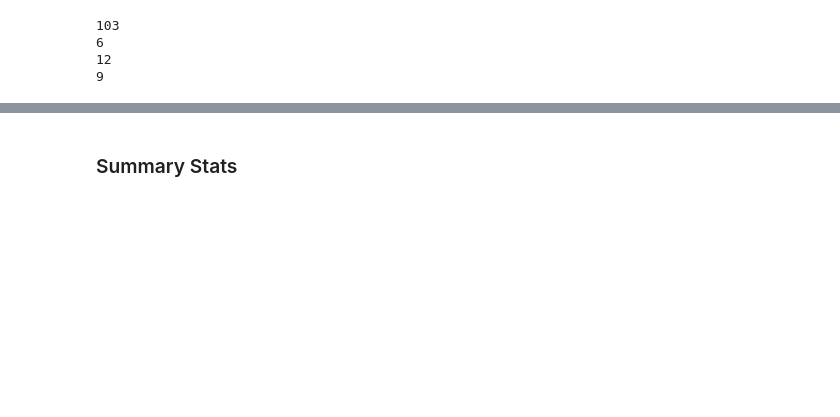
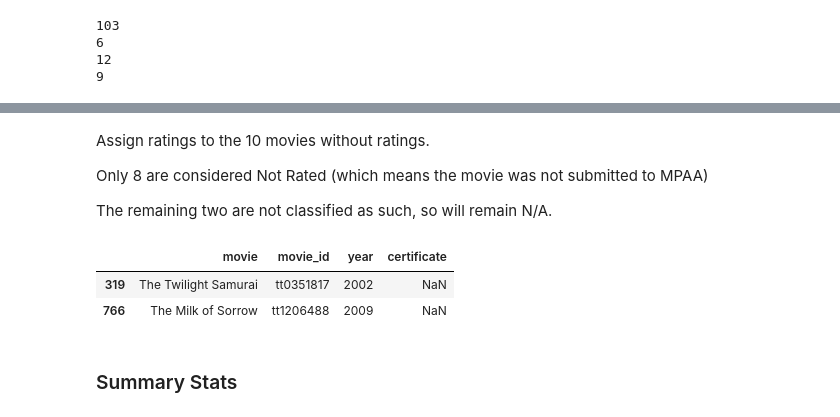
Before and after one commit to ryandecamp/CMSC320FinalProject, a Jupyter notebook: checkpoint2/checkpoint_2.ipynb, the cells around one changed output, grey strips where cells are left out. Drawn from its saved outputs; the diff is of its cells as text; code cells hidden in the pictures; blank space fills up the shorter version.

```diff
--- a/checkpoint2/checkpoint_2.ipynb
+++ b/checkpoint2/checkpoint_2.ipynb
@@ -343,3 +387,27 @@ print(len(movies_with_zero_length_hollywood_element))
+# %% [markdown]
+Assign ratings to the 10 movies without ratings.
+
+Only 8 are considered Not Rated (which means the movie was not submitted to MPAA)
+
+The remaining two are not classified as such, so will remain N/A.
+# %%
+# Manually assign ratings (luckily these are all considered "Not Rated".)
+movie_df.loc[movie_df["movie_id"] == "tt0382330", "certificate"] = "Not Rated"
+movie_df.loc[movie_df["movie_id"] == "tt0426578", "certificate"] = "Not Rated"
+movie_df.loc[movie_df["movie_id"] == "tt0879843", "certificate"] = "Not Rated"
+movie_df.loc[movie_df["movie_id"] == "tt1077262", "certificate"] = "Not Rated"
+movie_df.loc[movie_df["movie_id"] == "tt1337193", "certificate"] = "Not Rated"
+movie_df.loc[movie_df["movie_id"] == "tt2852406", "certificate"] = "Not Rated"
+movie_df.loc[movie_df["movie_id"] == "tt3170902", "certificate"] = "Not Rated"
+movie_df.loc[movie_df["movie_id"] == "tt4239726", "certificate"] = "Not Rated"
+
+movie_df[movie_df["certificate"].isna()][["movie", "movie_id", "year", "certificate"]]
+
+# Twilight Samurai and Milk of Sorrow are not classified as "Not Rated", their rating truly does not exist.
+# %% [output]
+|  | movie | movie_id | year | certificate |
+| 319 | The Twilight Samurai | tt0351817 | 2002 | NaN |
+| 766 | The Milk of Sorrow | tt1206488 | 2009 | NaN |
 # %% [markdown]
 ### Summary Stats
 # %%
```
Also changed, not shown: parts of 10 cells of this notebook.
